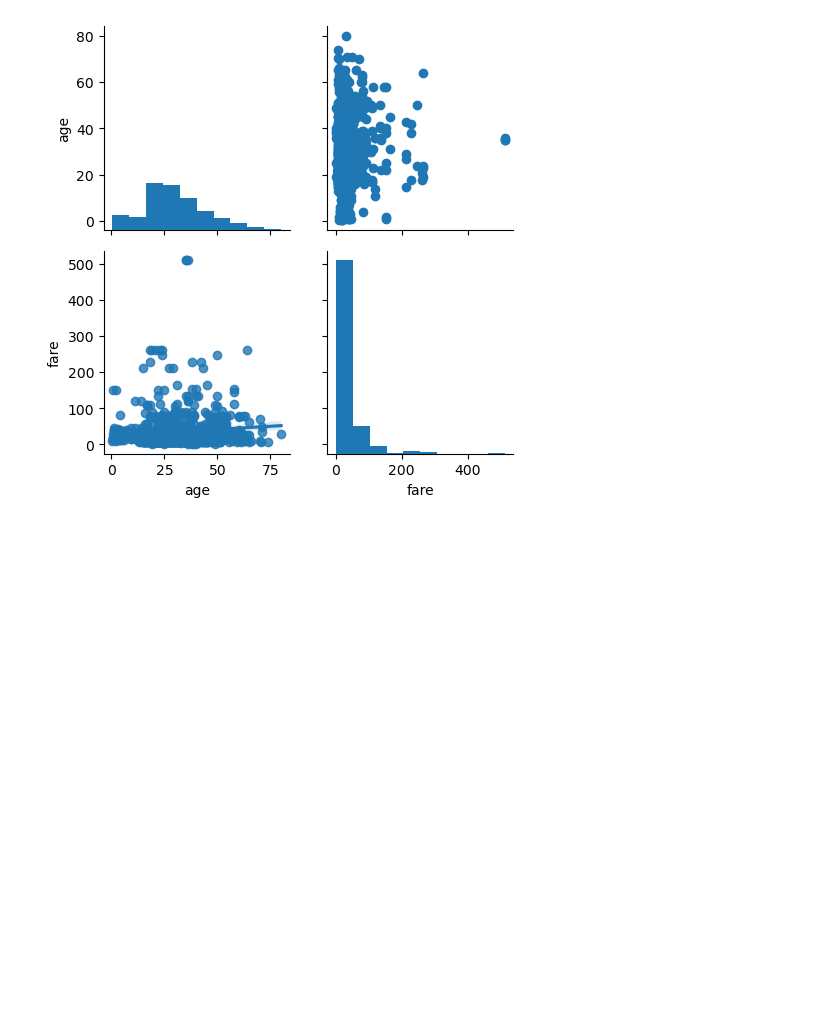
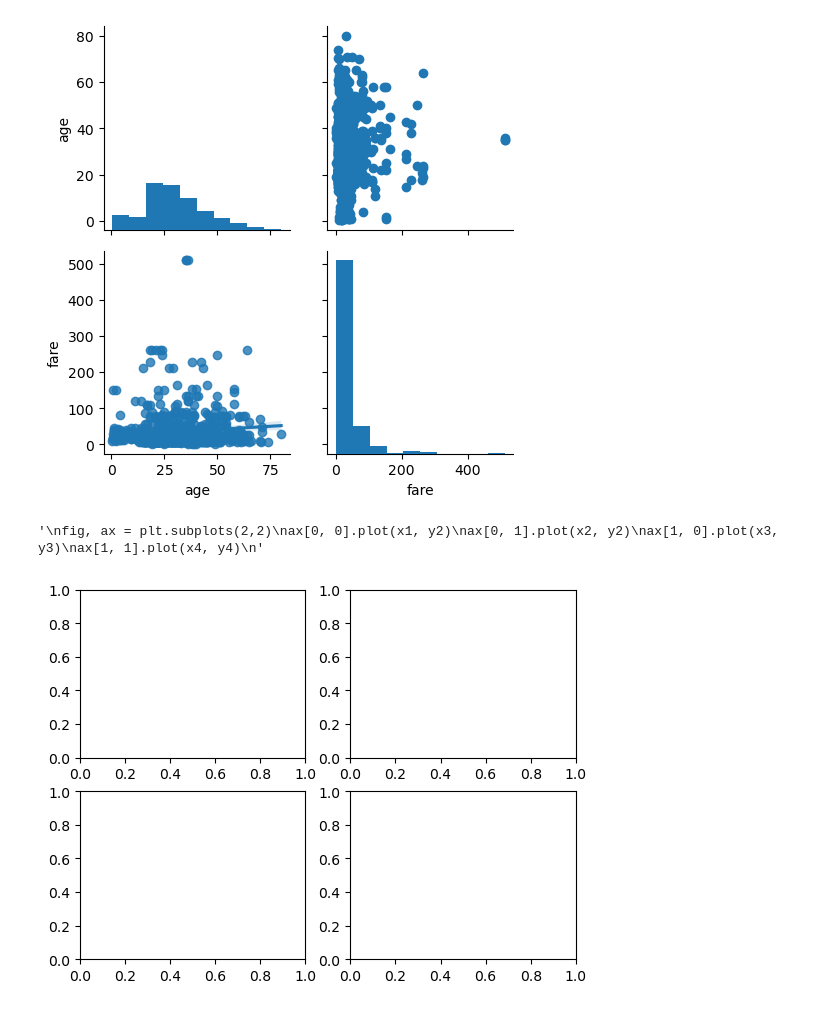
Before and after one commit to gkbichara/Programming-Tools, a Jupyter notebook: Lecture-17/notebook.ipynb, the cells around one changed output. Saved outputs shown, nothing was run; the diff lists cells and outputs as text; code cells hidden in the pictures; blank space fills up the shorter version.

Commit message:
Finished visualizatoin

```diff
--- a/Lecture-17/notebook.ipynb
+++ b/Lecture-17/notebook.ipynb
@@ -67,3 +68,27 @@ sns.PairGrid(data = df[['age', 'fare']]).map_diag(plt.hist).map_upper(plt.scatte
 # %% [output]
 <seaborn.axisgrid.PairGrid at 0x...>
 [figure]
+# %%
+# subPlots
+
+"""
+fig, ax = plt.subplots(2,2)
+ax[0, 0].plot(x1, y2)
+ax[0, 1].plot(x2, y2)
+ax[1, 0].plot(x3, y3)
+ax[1, 1].plot(x4, y4)
+"""
+# %% [output]
+'\nfig, ax = plt.subplots(2,2)\nax[0, 0].plot(x1, y2)\nax[0, 1].plot(x2, y2)\nax[1, 0].plot(x3, y3)\nax[1, 1].plot(x4, y4)\n'
+# %%
+fig, ax = plt.subplots(2, 2)
+plt.show()
+
+# the numbers inside the subplots() are
+# subplots(rows, columns)
+# figure is the overall container of the pplots (the whole white space)
+# ax are all the different plots
+# in the above case of 2,2
+# ax[0, 1] is the top right plot
+# %% [output]
+[figure, added]
```
Also changed, not shown: parts of 5 cells of this notebook.
